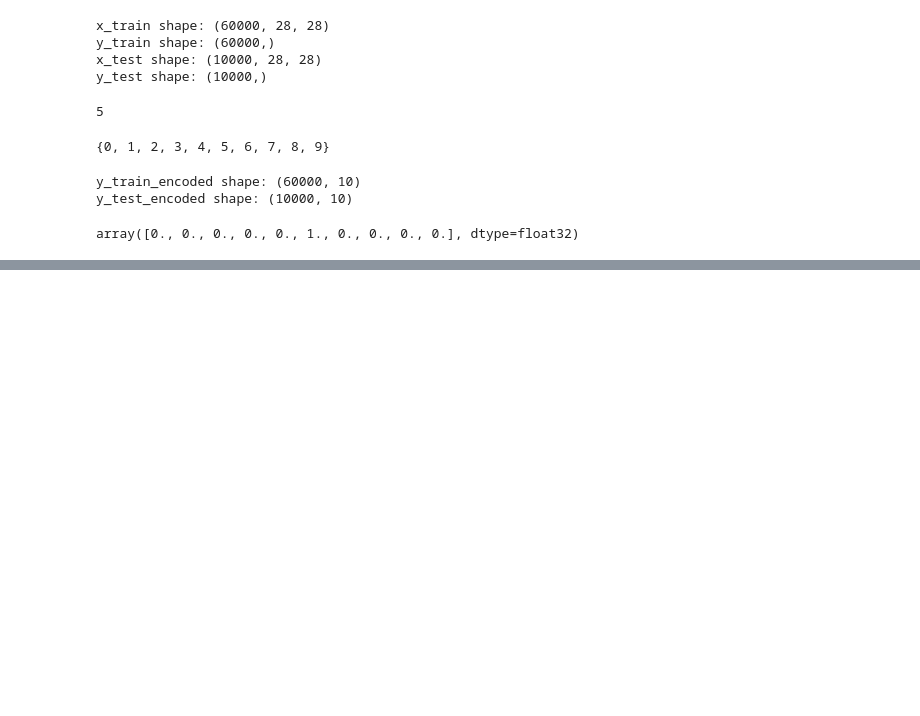
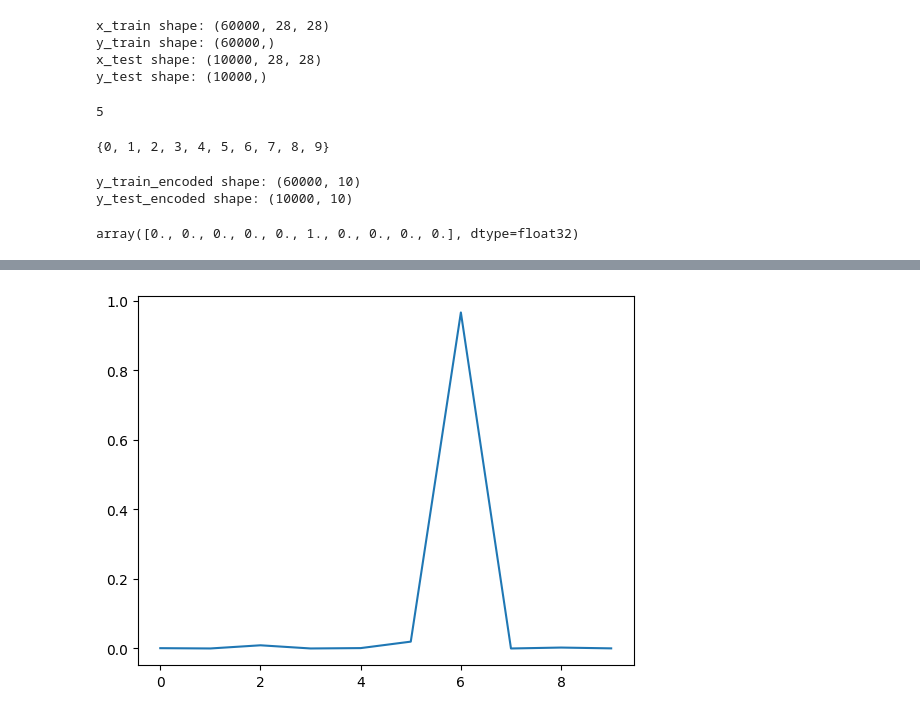
Before and after one commit to joelgeorge-web/MACHINE-LEARNING, a Jupyter notebook: code.ipynb, the cells around one changed output, grey strips where cells are left out. Drawn from its saved outputs; the diff is of its cells as text; code cells hidden in the pictures; blank space fills up the shorter version.

```diff
--- a/code.ipynb
+++ b/code.ipynb
@@ -49,0 +82,12 @@ array([0., 0., 1., 0., 0., 0., 0., 0., 0., 0.], dtype=float32)
+# %%
+#Creating a model
+
+from tensorflow.keras.models import Sequential
+from tensorflow.keras.layers import Dense
+
+model = Sequential([
+
+    Dense(128, activation='relu', input_shape=(784,)),
+    Dense(128, activation='relu'),
+    Dense(10, activation='softmax')
+])
@@ -49,0 +180,5 @@ array([0., 0., 1., 0., 0., 0., 0., 0., 0., 0.], dtype=float32)
+# %%
+plt.plot(preds[8])
+plt.show()
+# %% [output]
+[figure, added]
```
Also changed, not shown: parts of 11 cells of this notebook.
